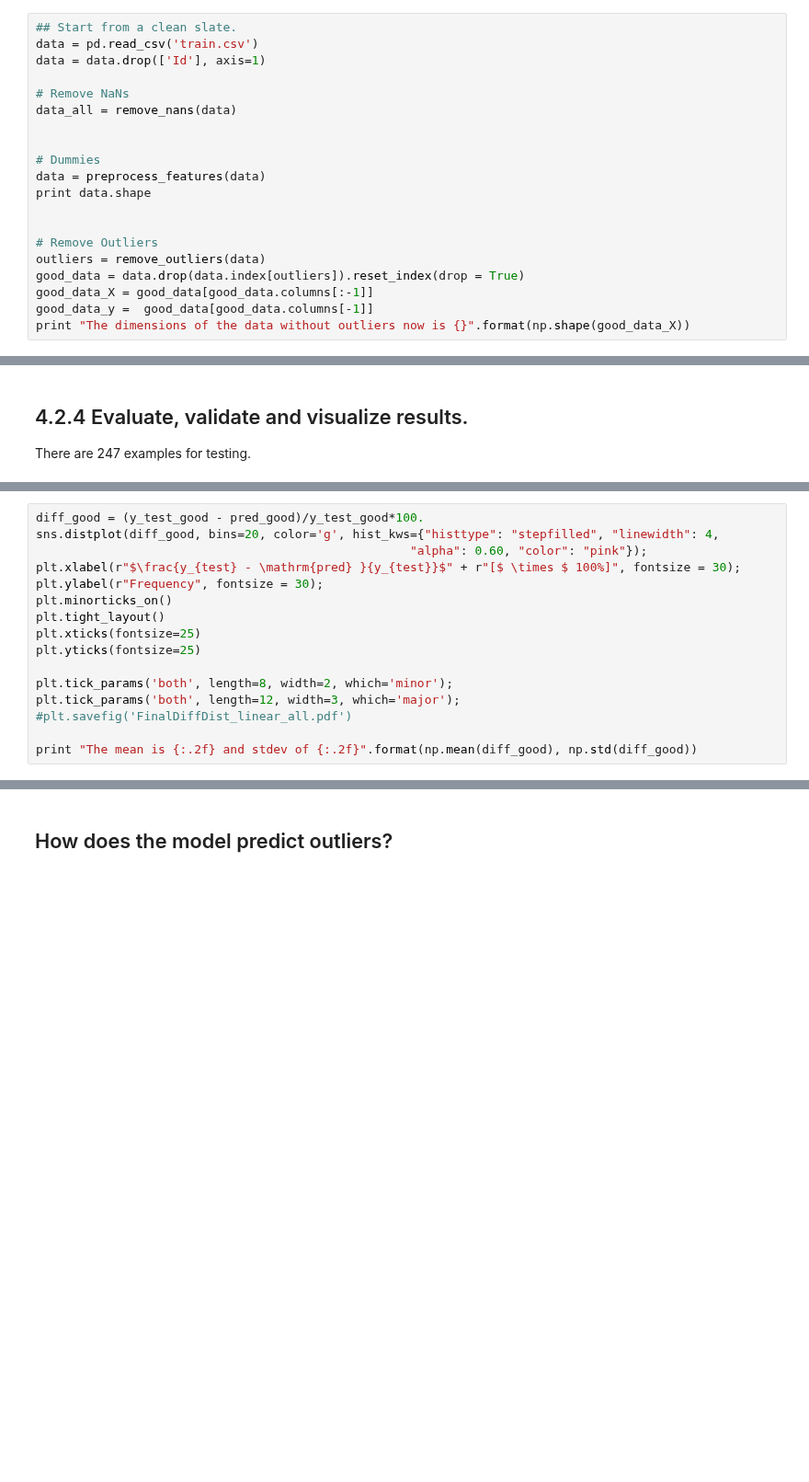
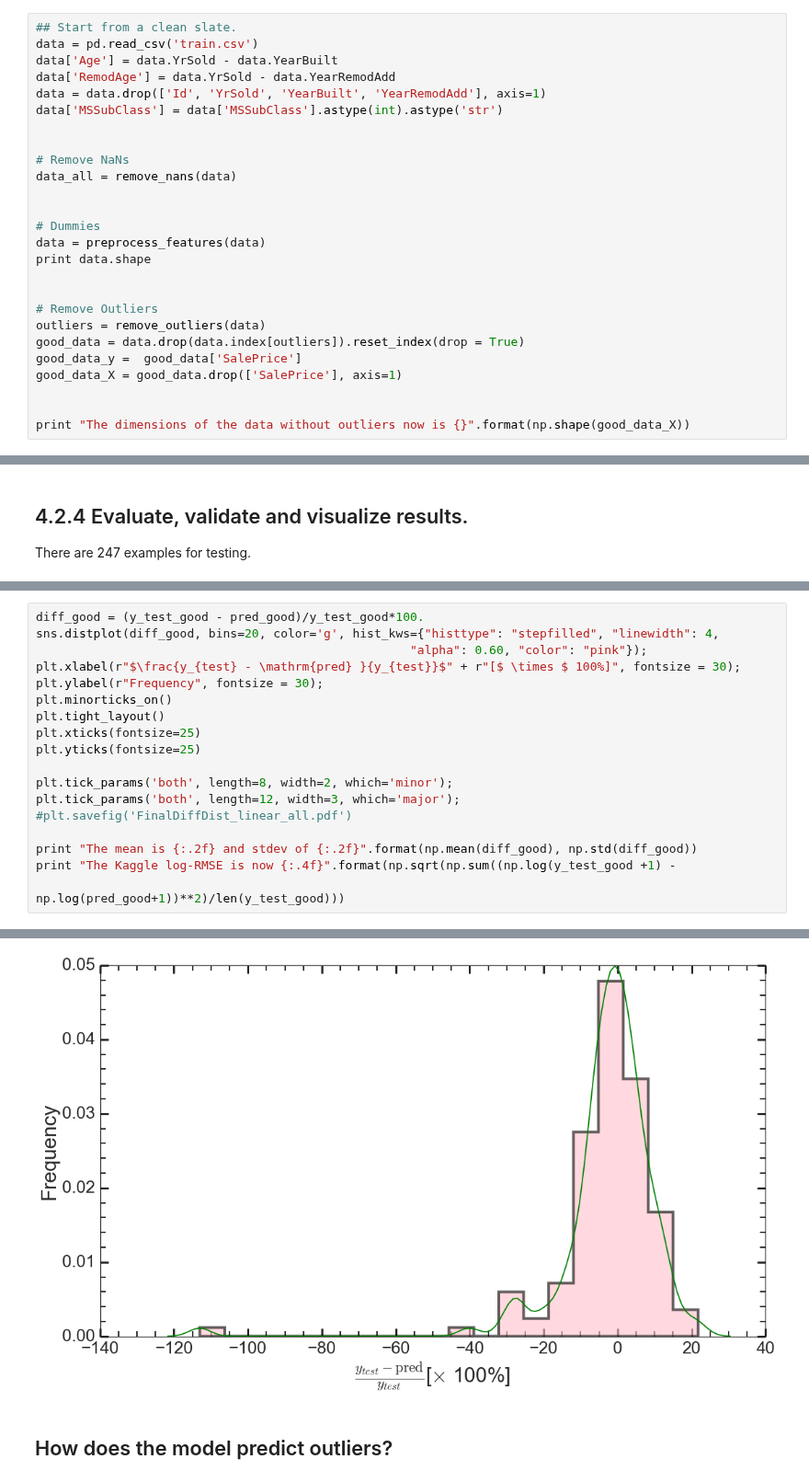
Before and after one commit to gmsardane/Predicting-Ames-Housing-Prices, a Jupyter notebook: Training_Whole_Features_Set_GBT.ipynb, the cells around one changed output, grey strips where cells are left out. Shown at 92% size. Saved outputs shown, nothing was run; the diff lists cells and outputs as text; blank space fills up the shorter version.

```diff
--- a/Training_Whole_Features_Set_GBT.ipynb
+++ b/Training_Whole_Features_Set_GBT.ipynb
@@ -352,7 +379,11 @@ def remove_outliers(df):
 # %%
 ## Start from a clean slate.
 data = pd.read_csv('train.csv')
-data = data.drop(['Id'], axis=1)
+data['Age'] = data.YrSold - data.YearBuilt
+data['RemodAge'] = data.YrSold - data.YearRemodAdd
+data = data.drop(['Id', 'YrSold', 'YearBuilt', 'YearRemodAdd'], axis=1)
+data['MSSubClass'] = data['MSSubClass'].astype(int).astype('str')
+
 
 # Remove NaNs
 data_all = remove_nans(data)
@@ -366,6 +397,8 @@ print data.shape
 # Remove Outliers
 outliers = remove_outliers(data)
 good_data = data.drop(data.index[outliers]).reset_index(drop = True)
-good_data_X = good_data[good_data.columns[:-1]]
-good_data_y =  good_data[good_data.columns[-1]]
+good_data_y =  good_data['SalePrice']
+good_data_X = good_data.drop(['SalePrice'], axis=1)
+
+
 print "The dimensions of the data without outliers now is {}".format(np.shape(good_data_X))
@@ -423,3 +483,6 @@ plt.tick_params('both', length=12, width=3, which='major');
 #plt.savefig('FinalDiffDist_linear_all.pdf')
 
 print "The mean is {:.2f} and stdev of {:.2f}".format(np.mean(diff_good), np.std(diff_good))
+print "The Kaggle log-RMSE is now {:.4f}".format(np.sqrt(np.sum((np.log(y_test_good +1) -
+                                                                 np.log(pred_good+1))**2)/len(y_test_good)))
+# %% [output]
@@ -426,3 +491,4 @@ print "The mean is {:.2f} and stdev of {:.2f}".format(np.mean(diff_good), np.std
+[figure, added]
 # %% [markdown]
 ## How does the model predict outliers?
 # %%
```
Also changed, not shown: parts of 22 cells of this notebook.
